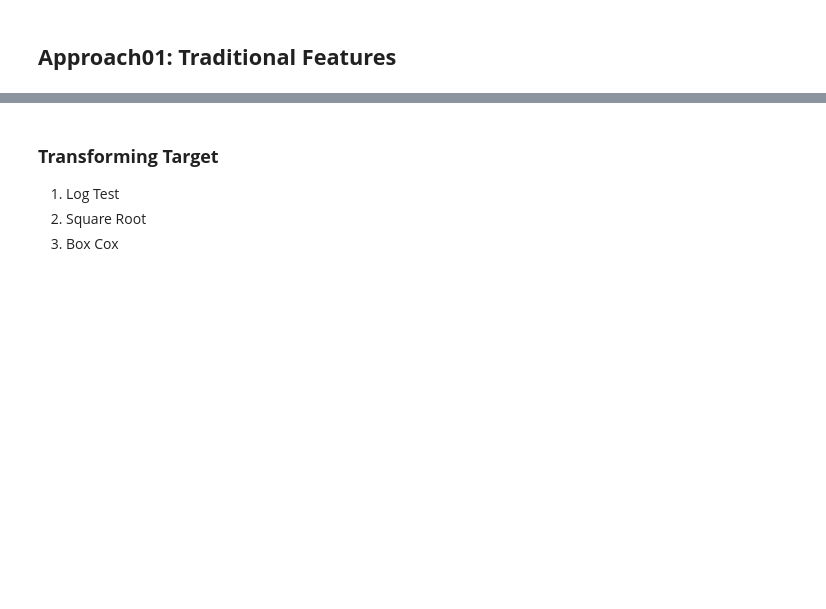
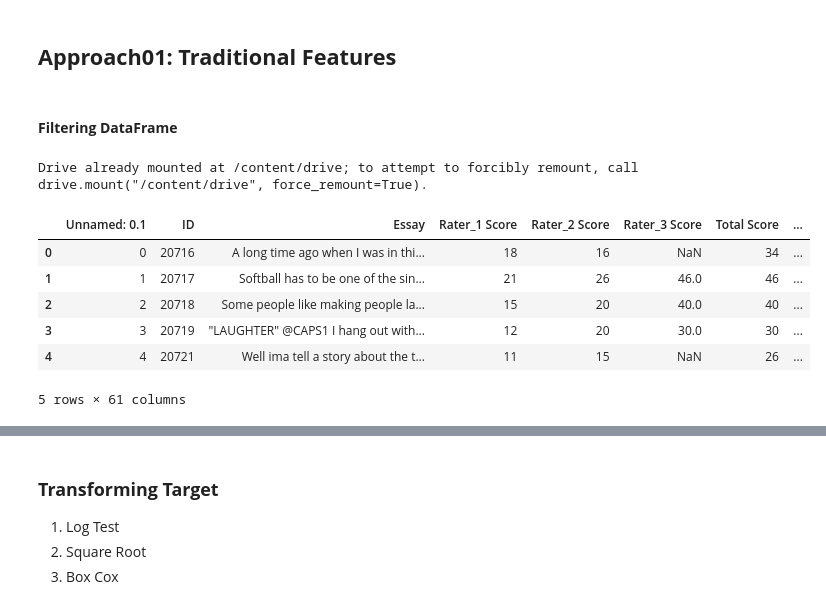
Before and after one commit to mustafabawany/IntelliTech, a Jupyter notebook: Model_Training.ipynb, the cells around one changed output, grey strips where cells are left out. Cells and saved outputs as stored; diff of their text form; code cells hidden in the pictures; blank space fills up the shorter version.

```diff
--- a/Model_Training.ipynb
+++ b/Model_Training.ipynb
@@ -47,2 +47,18 @@ from mlxtend.feature_selection import SequentialFeatureSelector as SFS   #Forwar
 # %% [markdown]
 ## **Approach01: Traditional Features**
+# %% [markdown]
+#### **Filtering DataFrame**
+# %%
+from google.colab import drive
+drive.mount('/content/drive')
+df_train = pd.read_csv("/content/drive/My Drive/IntelliTech-DataSet/EssaySet08_Features.csv", index_col =0)
+df_train.head()
+# %% [output]
+Drive already mounted at /content/drive; to attempt to forcibly remount, call drive.mount("/content/drive", force_remount=True).
+|  | Unnamed: 0.1 | ID | Essay | Rater_1 Score | Rater_2 Score | Rater_3 Score | Total Score | ... |
+| 0 | 0 | 20716 | A long time ago when I was in thi... | 18 | 16 | NaN | 34 | ... |
+| 1 | 1 | 20717 | Softball has to be one of the sin... | 21 | 26 | 46.0 | 46 | ... |
+| 2 | 2 | 20718 | Some people like making people la... | 15 | 20 | 40.0 | 40 | ... |
+| 3 | 3 | 20719 | "LAUGHTER" @CAPS1 I hang out with... | 12 | 20 | 30.0 | 30 | ... |
+| 4 | 4 | 20721 | Well ima tell a story about the t... | 11 | 15 | NaN | 26 | ... |
+5 rows × 61 columns
```
Also changed, not shown: parts of 26 cells of this notebook, 3 other files.
